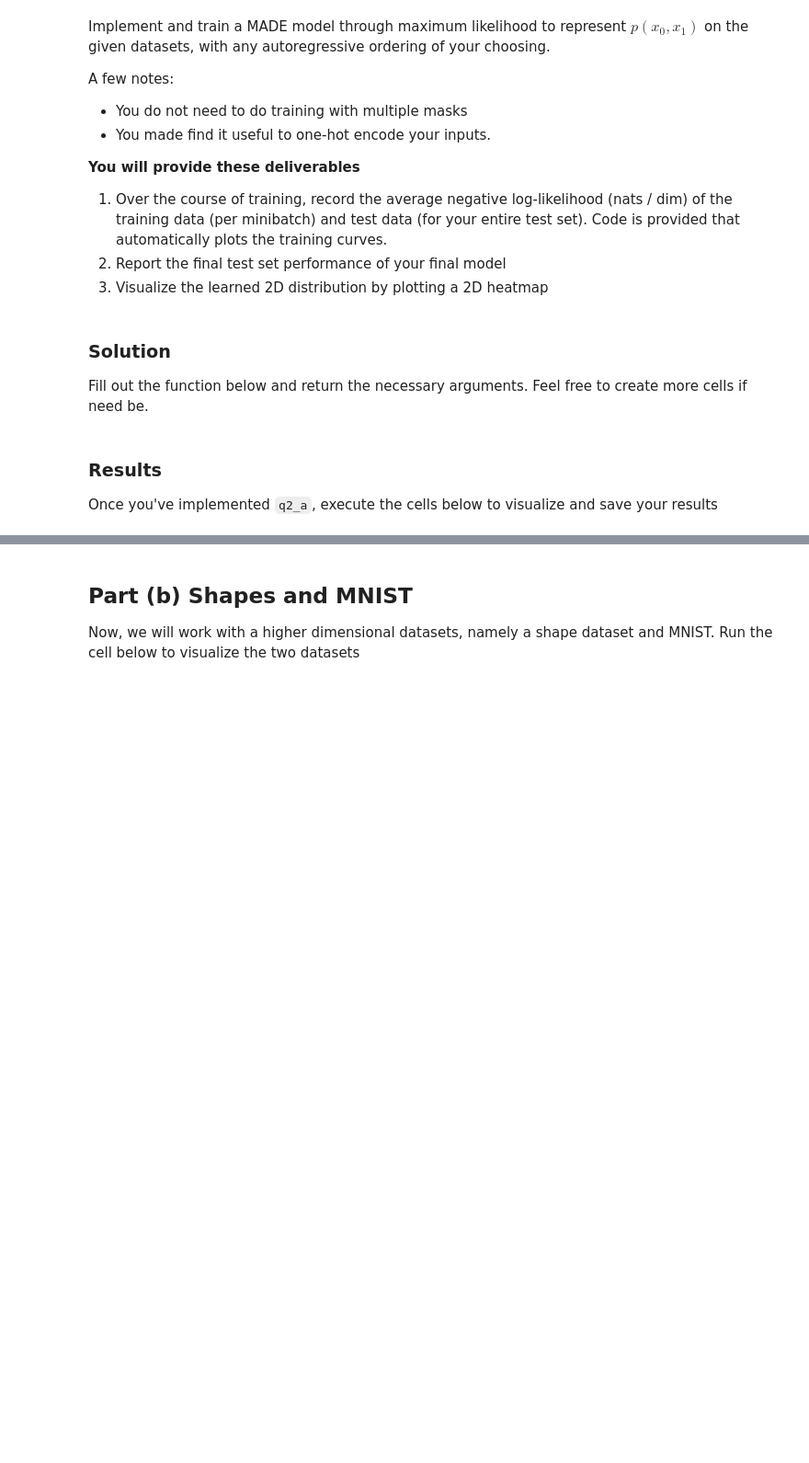
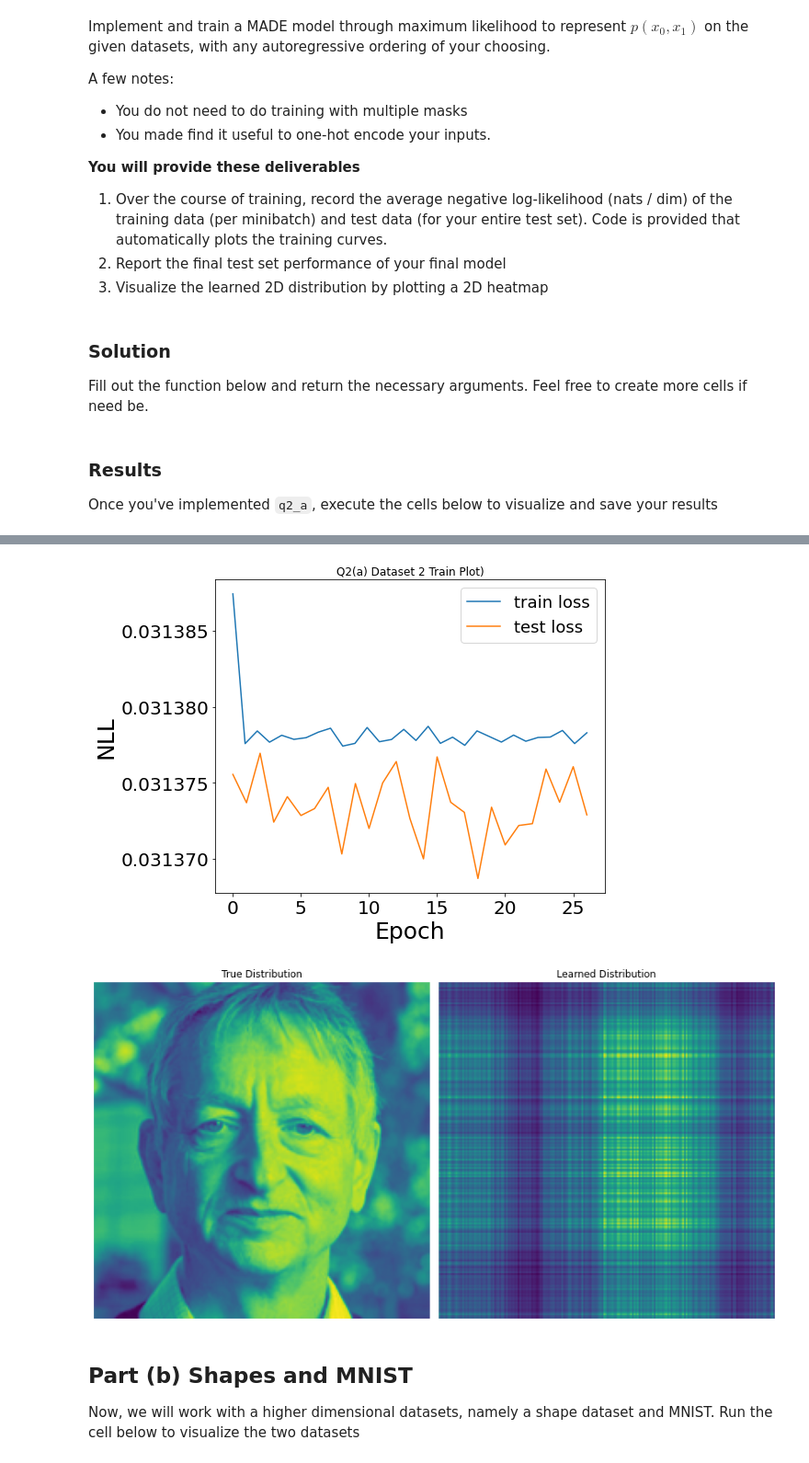
Before and after one commit to GrigoryBartosh/dul_2021, a Jupyter notebook: Homework/hw1/Homework1_MADE.ipynb, the cells around one changed output, grey strips where cells are left out. Shown at 92% size. Cells and saved outputs as stored; diff of their text form; code cells hidden in the pictures; blank space fills up the shorter version.

```diff
--- a/Homework/hw1/Homework1_MADE.ipynb
+++ b/Homework/hw1/Homework1_MADE.ipynb
@@ -93,0 +332,16 @@ q1_save_results(2, 'a', q1_a)
+# %%
+config_geoffrey = {"num_layers": 5,
+                "num_dim_values": 400,
+                "hidden_size": [32, 32, 32],
+                "batch_size": 50,
+                "epochs": 30,
+                "validate_each_n_epoch": 10,
+                "dataset_number": 2,
+                "lr": 0.01,
+                "beta1": 0.5,
+                "beta2": 0.99,
+                "d": 200}
+
+made = MADE(**config_geoffrey)
+q1_save_results(2, 'a', made.train_loop, DRIVE_DATA_PATH)
+# %% [output]
@@ -94,3 +349,5 @@ q1_save_results(2, 'a', q1_a)
+[figure, added]
+[figure, added]
 # %% [markdown]
 ## Part (b) Shapes and MNIST
 Now, we will work with a higher dimensional datasets, namely a shape dataset and MNIST. Run the cell below to visualize the two datasets
```
Also changed, not shown: parts of 27 cells of this notebook.
